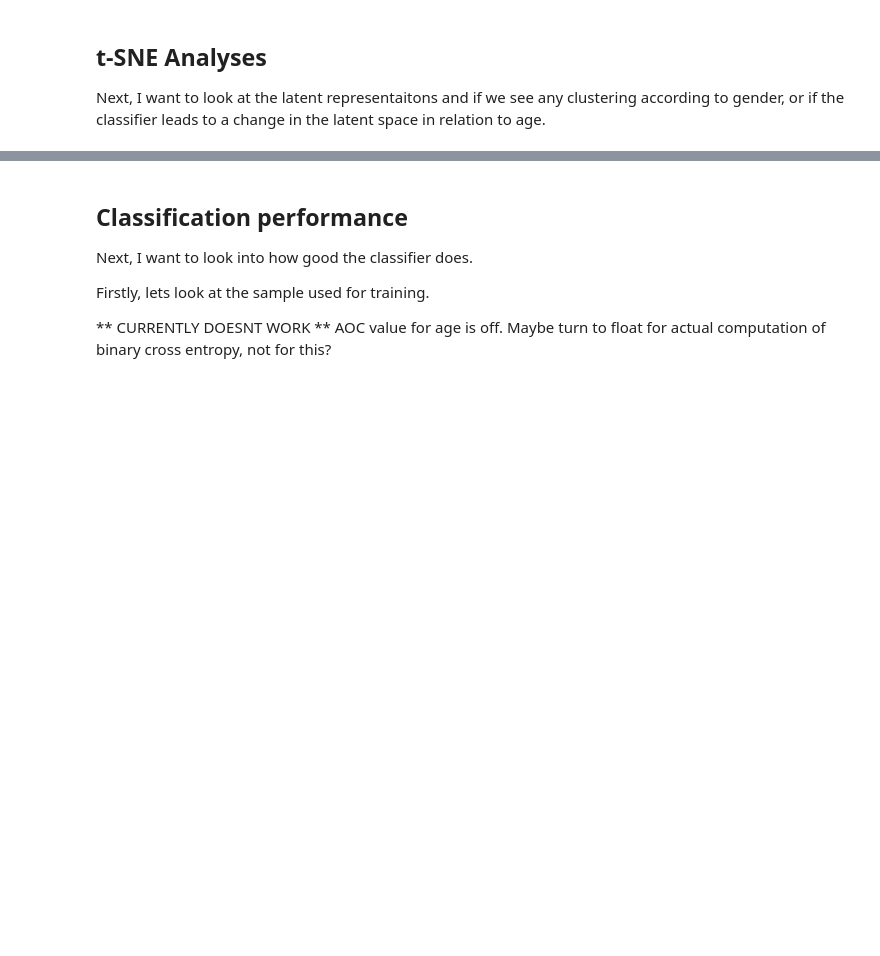
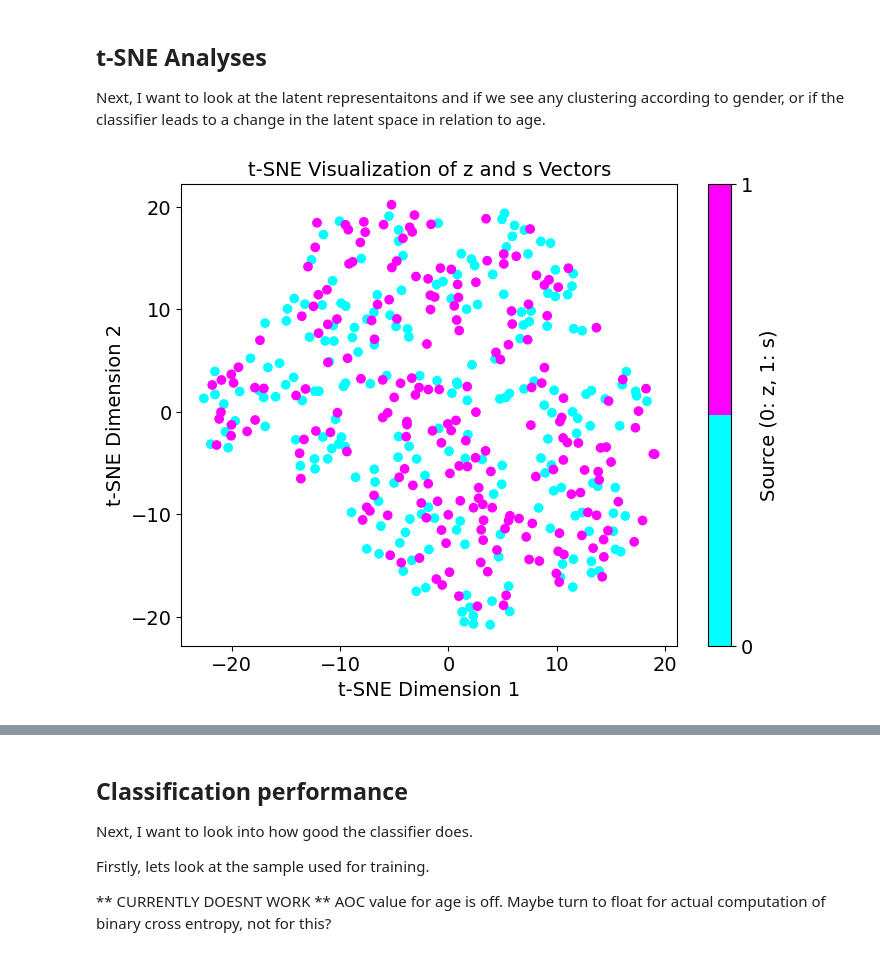
Before and after one commit to tchaase/cVAE_autism, a Jupyter notebook: code/cVAE_autism.ipynb, the cells around one changed output, grey strips where cells are left out. Drawn from its saved outputs; the diff is of its cells as text; code cells hidden in the pictures; blank space fills up the shorter version.

Commit message:
finished tsne

```diff
--- a/code/cVAE_autism.ipynb
+++ b/code/cVAE_autism.ipynb
@@ -2439,0 +2381,74 @@ plt.show()
+# %%
+import numpy as np
+import pandas as pd
+import matplotlib.pyplot as plt
+from sklearn.manifold import TSNE
+
+import torch
+
+def get_batch_age_and_gender(model, dataloader, device):
+    model.eval()
+    # Create an iterator for the data loader
+    batch_iterator = iter(dataloader)
+
+    # Get a single batch (sample)
+    sample_batch = next(batch_iterator)
+
+    (autism_data, autism_age, autism_gender, autism_diag_group, autism_ADOS_TOTAL, autism_ADOS_SOCIAL, autism_DSM_IV_TR, autism_FIQ, autism_sub_id), (no_autism_data, no_autism_age, no_autism_gender, _, no_autism_FIQ, no_autism_sub_id) = sample_batch
+
+    autism_data = autism_data.to(device)
+
+    _, _, _, _, _, _, _, _, _, _, _, _, z, s, z_no_autism = model(autism_data, no_autism_data)
+
+    z_list = []  # List to store z vectors
+    s_list = []  # List to store s vectors
+    z_labels = []  # Labels for z vectors
+    s_labels = []  # Labels for s vectors
+
+    # Loop through the batch dimension
+    for i in range(autism_data.shape[0]):
+        z_list.append(z[i])
+        s_list.append(s[i])
+
+        # Use labels to differentiate between z and s vectors
+        z_labels.append("z")
+        s_labels.append("s")
+
+    # Convert lists to tensors
+    z_tensors = torch.stack(z_list)
+    s_tensors = torch.stack(s_list)
+
+    # Create dictionaries with z, s, age, and gender
+    z_dict = {"latent_vec": z_tensors, "age": autism_age, "gender": autism_gender, "label": z_labels}
+    s_dict = {"latent_vec": s_tensors, "age": autism_age, "gender": autism_gender, "label": s_labels}
+
+    return z_dict, s_dict
+
+z_dict, s_dict = get_batch_age_and_gender(model_classifier, train_dataloader_no_batch, device)
+
+# Assuming you have two dictionaries: z_dict and s_dict
+z_vectors = z_dict["latent_vec"].detach().cpu().numpy()
+s_vectors = s_dict["latent_vec"].detach().cpu().numpy()
+
+# Create labels to indicate the source (0 for z, 1 for s)
+z_labels = np.zeros(len(z_vectors))
+s_labels = np.ones(len(s_vectors))
+
+# Combine the vectors and labels into a single dataset
+combined_vectors = np.vstack((z_vectors, s_vectors))
+combined_labels = np.hstack((z_labels, s_labels))
+
+# Perform t-SNE on the combined dataset
+tsne = TSNE(n_components=2, random_state=42)
+tsne_result = tsne.fit_transform(combined_vectors)
+
+# Create a scatter plot with color-coded points
+plt.figure(figsize=(8, 6))
+plt.scatter(tsne_result[:, 0], tsne_result[:, 1], c=combined_labels, cmap=plt.cm.get_cmap("cool", 2))
+plt.colorbar(ticks=[0, 1], label="Source (0: z, 1: s)")
+plt.xlabel('t-SNE Dimension 1')
+plt.ylabel('t-SNE Dimension 2')
+plt.title('t-SNE Visualization of z and s Vectors')
+plt.show()
+# %% [output]
+[figure, added]
```
Also changed, not shown: parts of 10 cells of this notebook.
